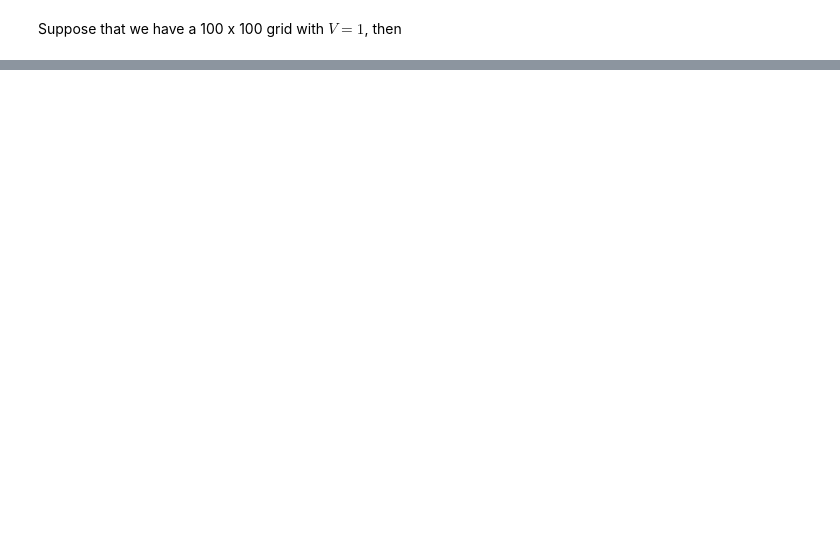
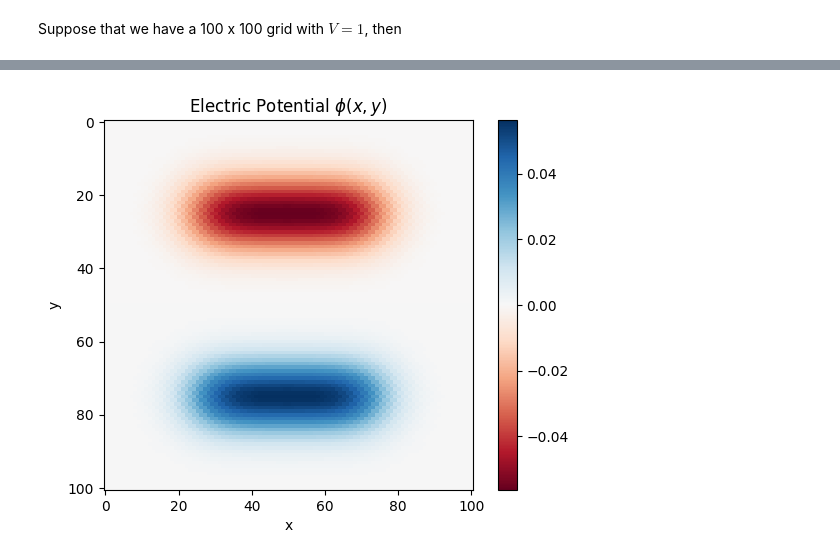
Before and after one commit to mkieffer1107/physics-informed-ml, a Jupyter notebook: mycode/pinns/pde_solving/boundary.ipynb, the cells around one changed output, grey strips where cells are left out. Drawn from its saved outputs; the diff is of its cells as text; code cells hidden in the pictures; blank space fills up the shorter version.

```diff
--- a/mycode/pinns/pde_solving/boundary.ipynb
+++ b/mycode/pinns/pde_solving/boundary.ipynb
@@ -235,0 +431,31 @@ def gauss_seidel():
+# %%
+def relaxation(phi: np.ndarray, target: float, num_iters: int = 100) -> np.ndarray:
+    """Vectorized relaxation function... much faster!"""
+    N = phi.shape[0] - 1
+
+    # make a copy of phi to compare the new values
+    phi_prime = phi.copy()
+
+    for i in range(num_iters):
+        # update all interior points at once using slicing
+        phi_prime[1:N, 1:N] = 0.25 * (phi[0:N-1, 1:N] + phi[2:N+1, 1:N] + phi[1:N, 0:N-1] + phi[1:N, 2:N+1])
+
+        # get the maximum difference between phi and phi_prime
+        delta = np.max(np.abs(phi - phi_prime))
+        phi, phi_prime = phi_prime, phi
+
+        if delta < target:
+            print(f"Convergence reached after {i+1} iterations.")
+            break
+
+    return phi
+# %%
+phi_solution = relaxation(phi, target)
+plt.imshow(phi_solution, cmap="RdBu")
+plt.colorbar()
+plt.title(r"Electric Potential $\phi(x, y)$")
+plt.xlabel("x")
+plt.ylabel("y")
+plt.show()
+# %% [output]
+[figure, added]
```
Also changed, not shown: parts of 24 cells of this notebook.
